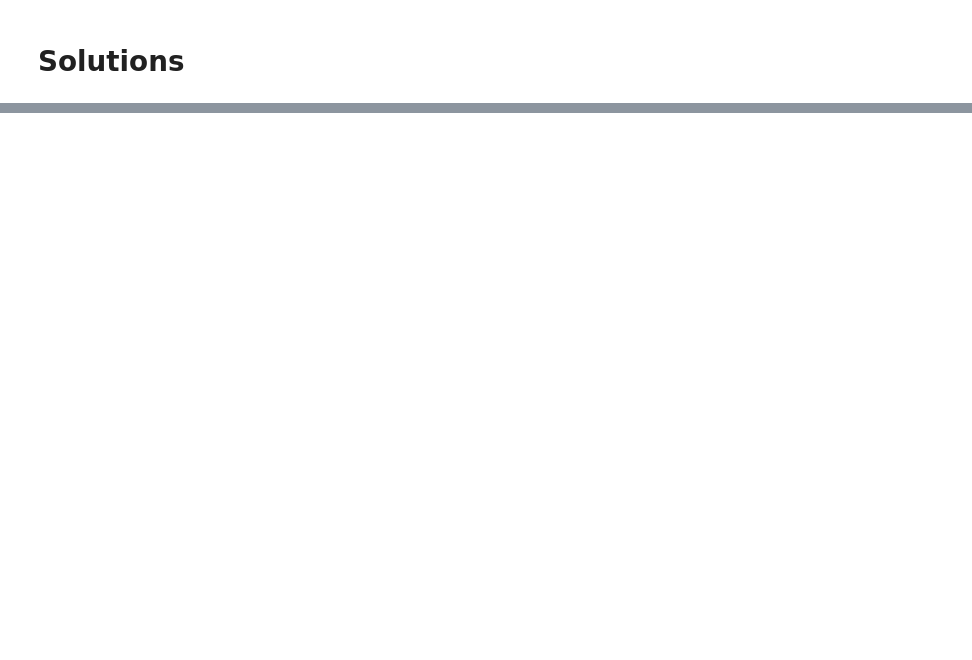
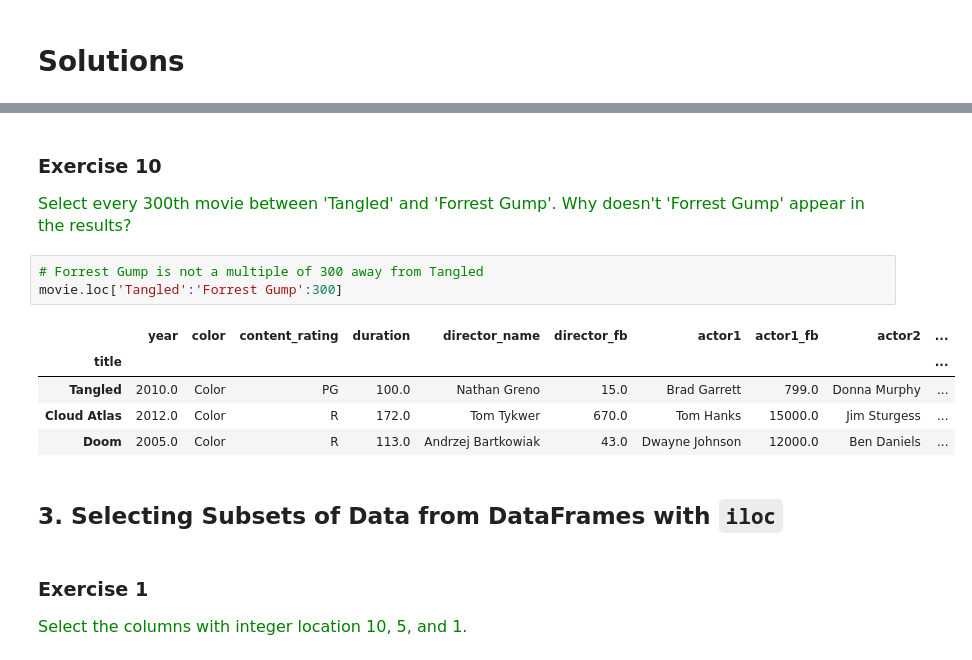
Before and after one commit to cnrgrl/PANDAS, a Jupyter notebook: Solutions_(1).ipynb, the cells around one changed output, grey strips where cells are left out. Cells and saved outputs as stored; diff of their text form; blank space fills up the shorter version.

```diff
--- a/Solutions_(1).ipynb
+++ b/Solutions_(1).ipynb
@@ -204,0 +225,19 @@ It chooses the column name with that integer location.
+# %% [markdown]
+### Exercise 10
+
+<span  style="color:green; font-size:16px">Select every 300th movie between 'Tangled' and 'Forrest Gump'. Why doesn't 'Forrest Gump' appear in the results?</span>
+# %%
+# Forrest Gump is not a multiple of 300 away from Tangled
+movie.loc['Tangled':'Forrest Gump':300]
+# %% [output]
+|  | year | color | content_rating | duration | director_name | director_fb | actor1 | actor1_fb | actor2 | ... |
+| title |  |  |  |  |  |  |  |  |  | ... |
+| Tangled | 2010.0 | Color | PG | 100.0 | Nathan Greno | 15.0 | Brad Garrett | 799.0 | Donna Murphy | ... |
+| Cloud Atlas | 2012.0 | Color | R | 172.0 | Tom Tykwer | 670.0 | Tom Hanks | 15000.0 | Jim Sturgess | ... |
+| Doom | 2005.0 | Color | R | 113.0 | Andrzej Bartkowiak | 43.0 | Dwayne Johnson | 12000.0 | Ben Daniels | ... |
+# %% [markdown]
+## 3. Selecting Subsets of Data from DataFrames with `iloc`
+# %% [markdown]
+### Exercise 1
+
+<span  style="color:green; font-size:16px">Select the columns with integer location 10, 5, and 1.</span>
```
Also changed, not shown: parts of 205 cells of this notebook.
